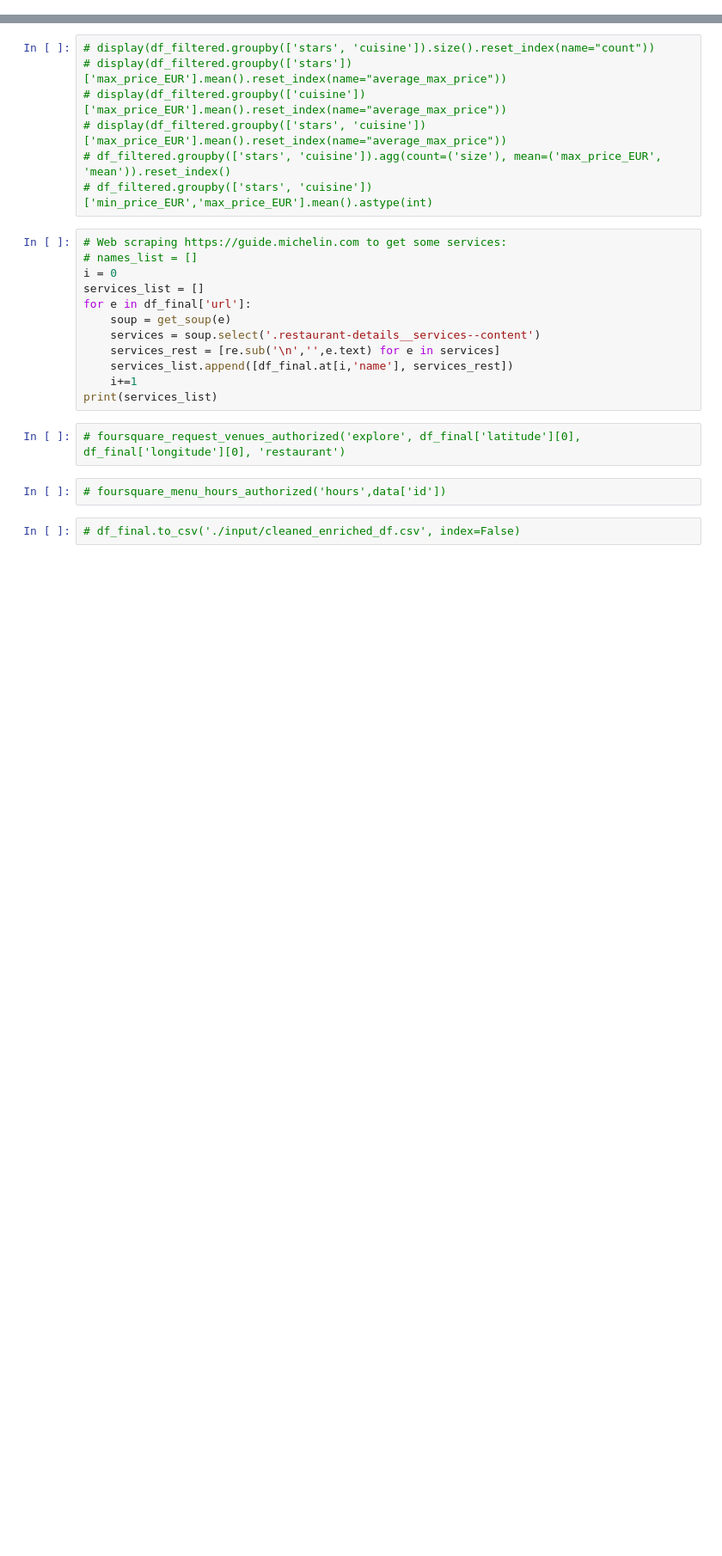
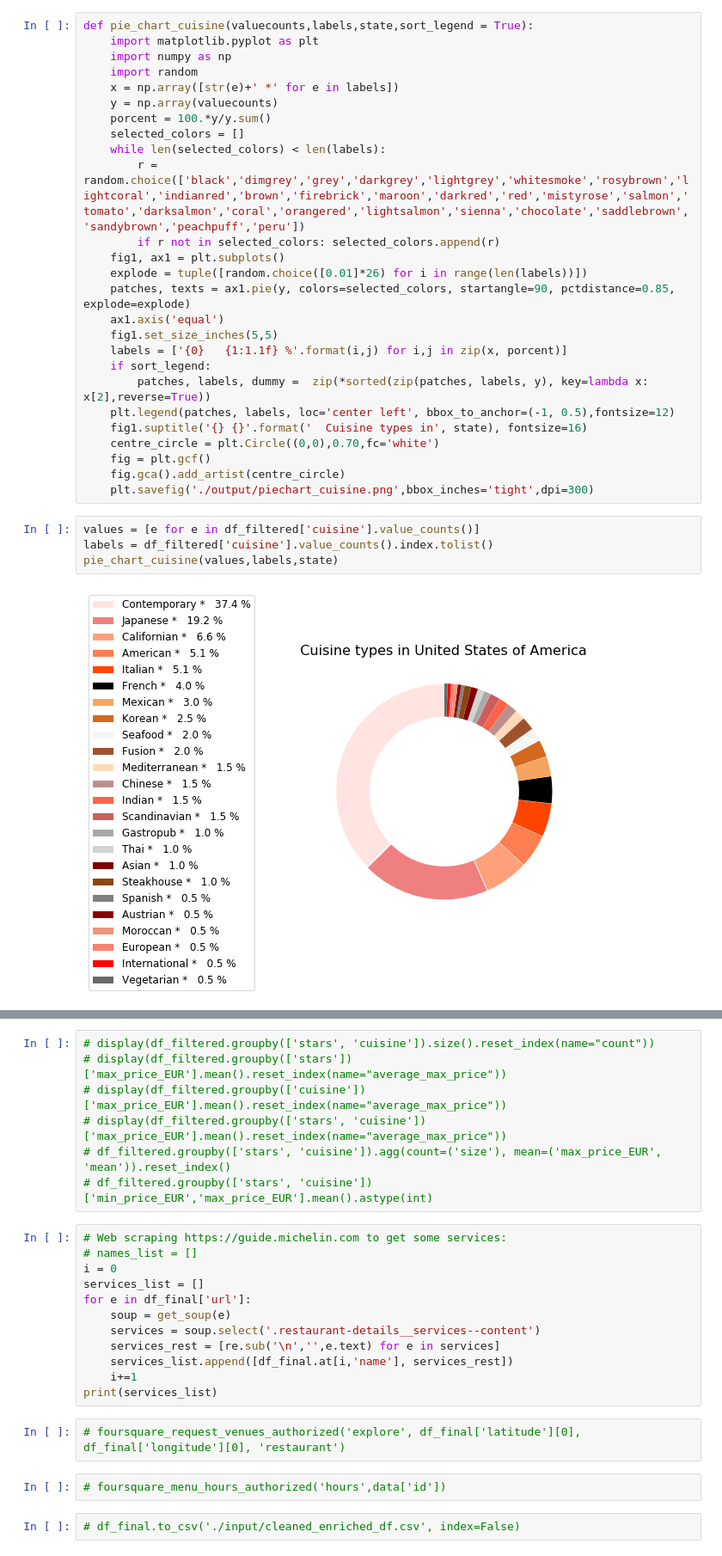
Before and after one commit to Masdevallia/data-analysis-pipeline, a Jupyter notebook: Tests_Others.ipynb, the cells around one changed output, grey strips where cells are left out. Shown at 86% size. Saved outputs shown, nothing was run; the diff lists cells and outputs as text; blank space fills up the shorter version.

```diff
--- a/Tests_Others.ipynb
+++ b/Tests_Others.ipynb
@@ -10 +44,33 @@ accepted_states = sorted(list(set(df_final['state'])))
+# %%
+def pie_chart_cuisine(valuecounts,labels,state,sort_legend = True):
+    import matplotlib.pyplot as plt
+    import numpy as np
+    import random
+    x = np.array([str(e)+' *' for e in labels])
+    y = np.array(valuecounts)
+    porcent = 100.*y/y.sum()
+    selected_colors = []
+    while len(selected_colors) < len(labels):
+        r = random.choice(['black','dimgrey','grey','darkgrey','lightgrey','whitesmoke','rosybrown','lightcoral','indianred','brown','firebrick','maroon','darkred','red','mistyrose','salmon','tomato','darksalmon','coral','orangered','lightsalmon','sienna','chocolate','saddlebrown','sandybrown','peachpuff','peru'])
+        if r not in selected_colors: selected_colors.append(r)
+    fig1, ax1 = plt.subplots()
+    explode = tuple([random.choice([0.01]*26) for i in range(len(labels))])
+    patches, texts = ax1.pie(y, colors=selected_colors, startangle=90, pctdistance=0.85, explode=explode)
+    ax1.axis('equal')
+    fig1.set_size_inches(5,5)
+    labels = ['{0}   {1:1.1f} %'.format(i,j) for i,j in zip(x, porcent)]
+    if sort_legend:
+        patches, labels, dummy =  zip(*sorted(zip(patches, labels, y), key=lambda x: x[2],reverse=True))
+    plt.legend(patches, labels, loc='center left', bbox_to_anchor=(-1, 0.5),fontsize=12)
+    fig1.suptitle('{} {}'.format('  Cuisine types in', state), fontsize=16)
+    centre_circle = plt.Circle((0,0),0.70,fc='white')
+    fig = plt.gcf()
+    fig.gca().add_artist(centre_circle)
+    plt.savefig('./output/piechart_cuisine.png',bbox_inches='tight',dpi=300)
+# %%
+values = [e for e in df_filtered['cuisine'].value_counts()]
+labels = df_filtered['cuisine'].value_counts().index.tolist()
+pie_chart_cuisine(values,labels,state)
+# %% [output]
+[figure, added]
 # %%
```
Also changed, not shown: parts of 8 cells of this notebook, 6 other files.
